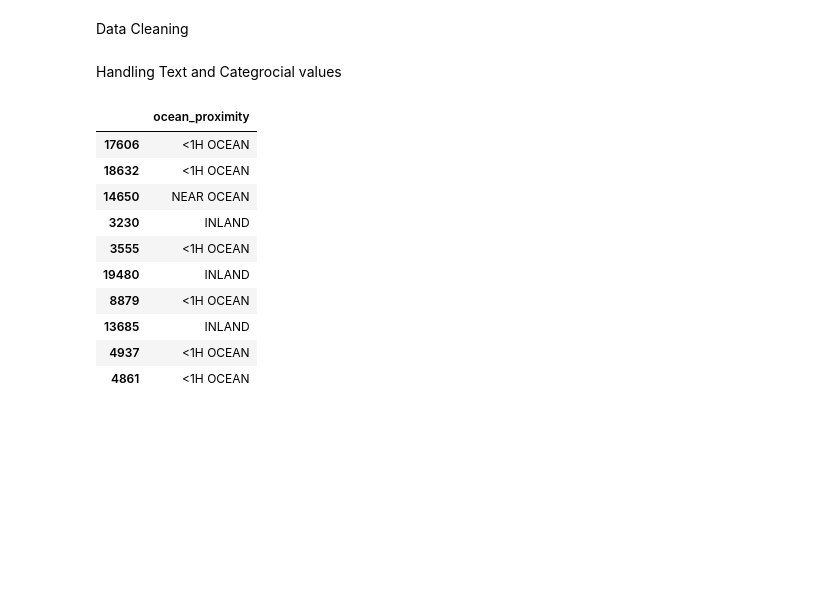
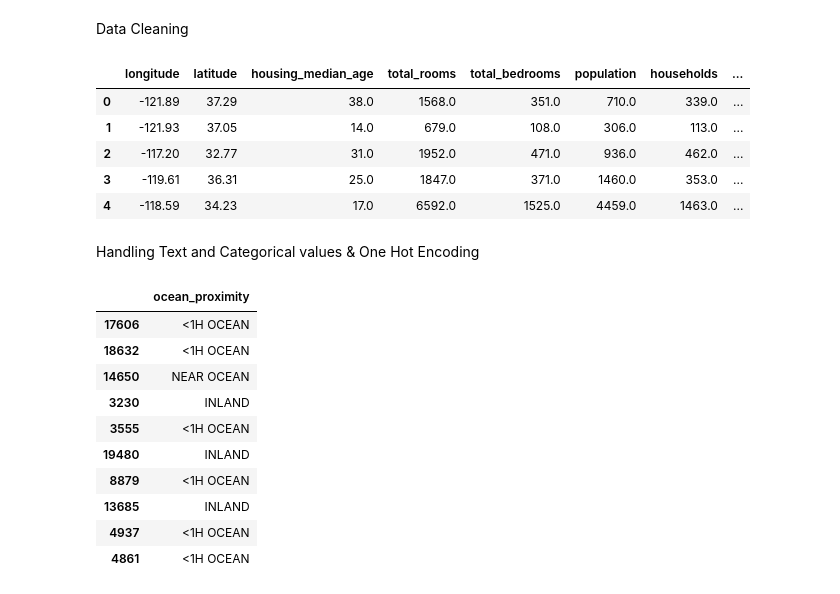
Before and after one commit to codemasterds/Machine_learning, a Jupyter notebook: Housing_corporation_project/Housing_corporation_project.ipynb, the cells around one changed output. Saved outputs shown, nothing was run; the diff lists cells and outputs as text; code cells hidden in the pictures; blank space fills up the shorter version.

```diff
--- a/Housing_corporation_project/Housing_corporation_project.ipynb
+++ b/Housing_corporation_project/Housing_corporation_project.ipynb
@@ -196,19 +198,32 @@ longitude                  -0.047432
 latitude                   -0.142724
 bedrooms_per_rooms         -0.259984
 Name: median_house_value, dtype: float64
+# %%
+housing=strat_train_set.drop(['median_house_value'],axis=1)
+housing_labels=strat_train_set['median_house_value'].copy()
 # %% [markdown]
 Data Cleaning
 # %%
 from sklearn.impute import SimpleImputer
 imputer=SimpleImputer(strategy="median")
 #droping text attributes
-train_num=strat_train_set.drop("ocean_proximity",axis=1)
-imputer.fit(train_num)
+housing_num=housing.drop("ocean_proximity",axis=1)
+imputer.fit(housing_num)
 imputer.statistics_
-X=imputer.transform(train_num)
-train_df=pd.DataFrame(X,columns=train_num.columns)
+#here we are filling the missing values in the all attributes
+X=imputer.transform(housing_num)
+housing_tr=pd.DataFrame(X,columns=housing_num.columns)
+# %%
+housing_tr.head(5)
+# %% [output]
+|  | longitude | latitude | housing_median_age | total_rooms | total_bedrooms | population | households | ... |
+| 0 | -121.89 | 37.29 | 38.0 | 1568.0 | 351.0 | 710.0 | 339.0 | ... |
+| 1 | -121.93 | 37.05 | 14.0 | 679.0 | 108.0 | 306.0 | 113.0 | ... |
+| 2 | -117.20 | 32.77 | 31.0 | 1952.0 | 471.0 | 936.0 | 462.0 | ... |
+| 3 | -119.61 | 36.31 | 25.0 | 1847.0 | 371.0 | 1460.0 | 353.0 | ... |
+| 4 | -118.59 | 34.23 | 17.0 | 6592.0 | 1525.0 | 4459.0 | 1463.0 | ... |
 # %% [markdown]
-Handling Text and Categrocial values
+Handling Text and Categorical values & One Hot Encoding
 # %%
 housing_cat=housing[["ocean_proximity"]]
 housing_cat.head(10)
```
Also changed, not shown: parts of 15 cells of this notebook.
